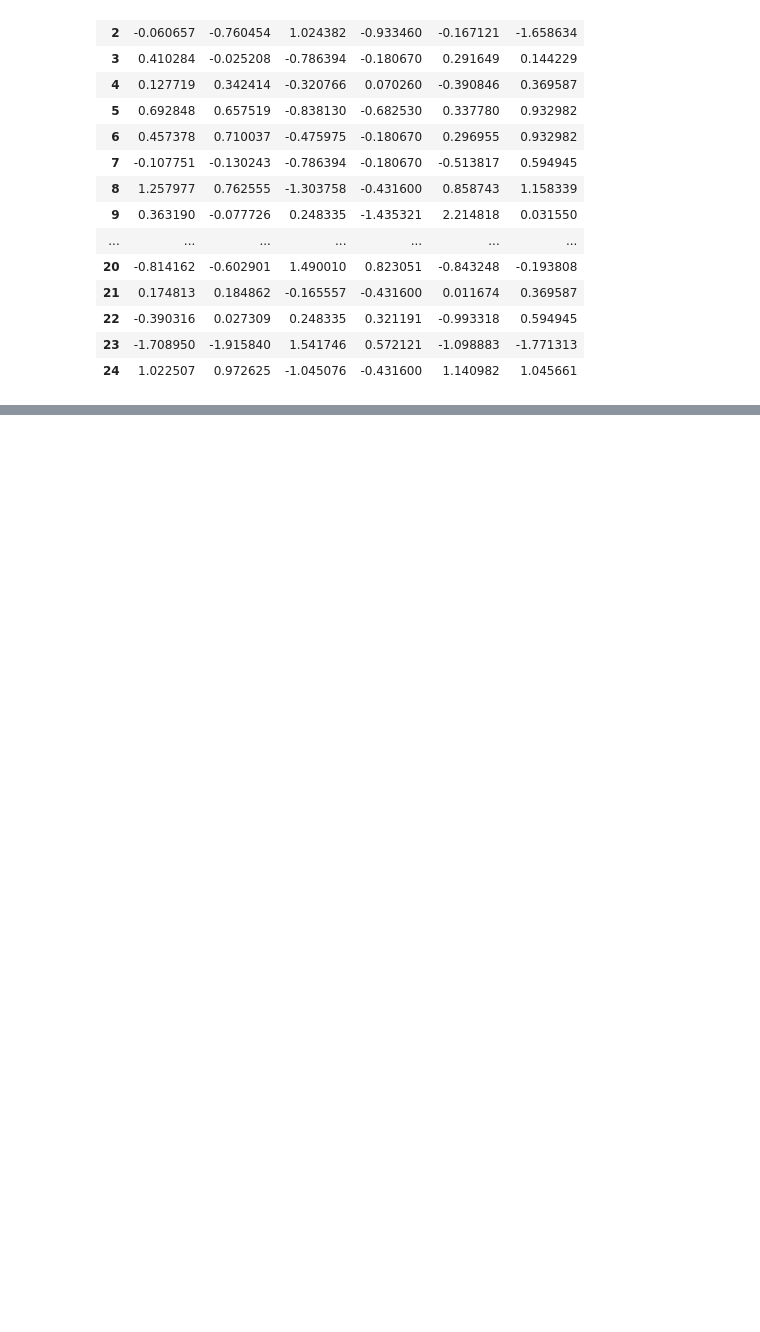
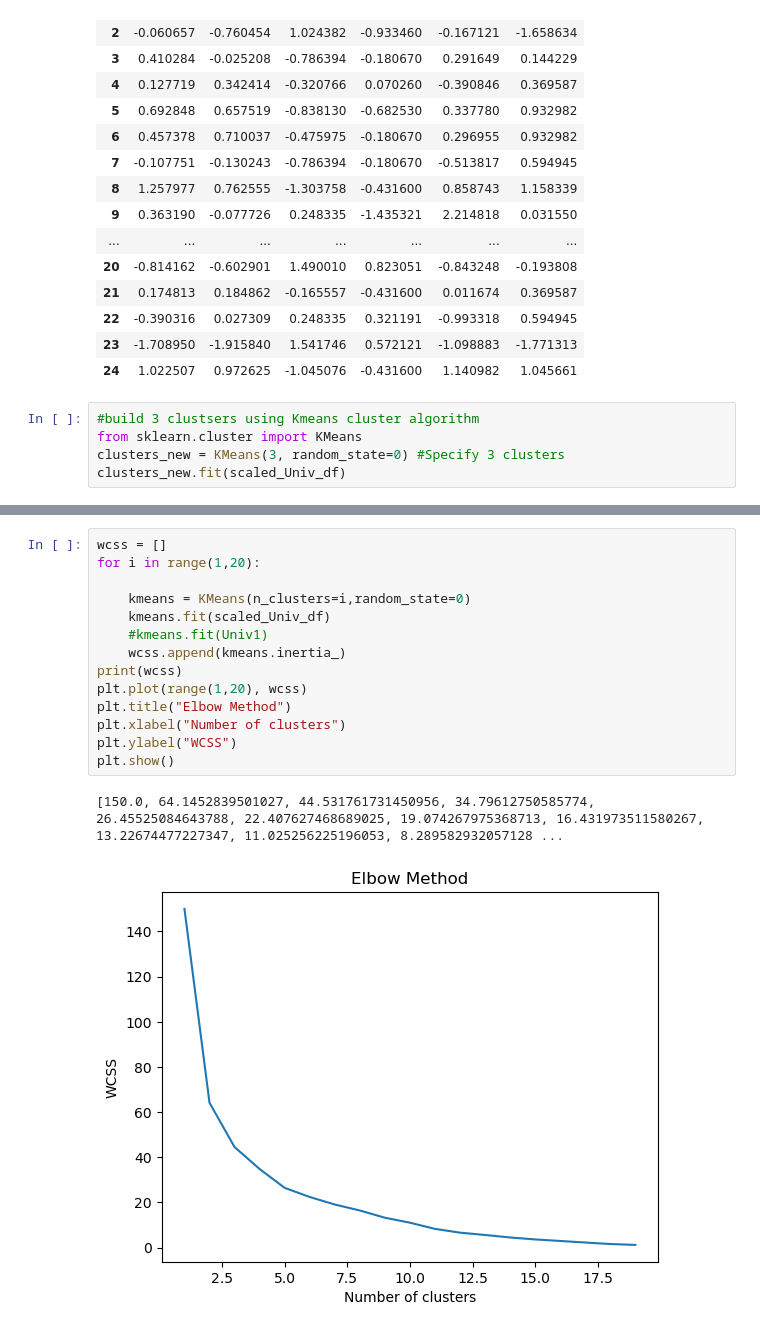
Before and after one commit to himapriya17/himapriya-17, a Jupyter notebook: k_means clustering.ipynb, the cells around one changed output, grey strips where cells are left out. Drawn from its saved outputs; the diff is of its cells as text; blank space fills up the shorter version.

```diff
--- a/k_means clustering.ipynb
+++ b/k_means clustering.ipynb
@@ -129,3 +129,8 @@ scaled_Univ_df
 | 22 | -0.390316 | 0.027309 | 0.248335 | 0.321191 | -0.993318 | 0.594945 |
 | 23 | -1.708950 | -1.915840 | 1.541746 | 0.572121 | -1.098883 | -1.771313 |
 | 24 | 1.022507 | 0.972625 | -1.045076 | -0.431600 | 1.140982 | 1.045661 |
+# %%
+#build 3 clustsers using Kmeans cluster algorithm
+from sklearn.cluster import KMeans
+clusters_new = KMeans(3, random_state=0) #Specify 3 clusters
+clusters_new.fit(scaled_Univ_df)
@@ -131,0 +215,17 @@ scaled_Univ_df
+# %%
+wcss = []
+for i in range(1,20):
+
+    kmeans = KMeans(n_clusters=i,random_state=0)
+    kmeans.fit(scaled_Univ_df)
+    #kmeans.fit(Univ1)
+    wcss.append(kmeans.inertia_)
+print(wcss)
+plt.plot(range(1,20), wcss)
+plt.title("Elbow Method")
+plt.xlabel("Number of clusters")
+plt.ylabel("WCSS")
+plt.show()
+# %% [output]
+[150.0, 64.1452839501027, 44.531761731450956, 34.79612750585774, 26.45525084643788, 22.407627468689025, 19.074267975368713, 16.431973511580267, 13.22674477227347, 11.025256225196053, 8.289582932057128 ...
+[figure, added]
```
Also changed, not shown: parts of 14 cells of this notebook.
